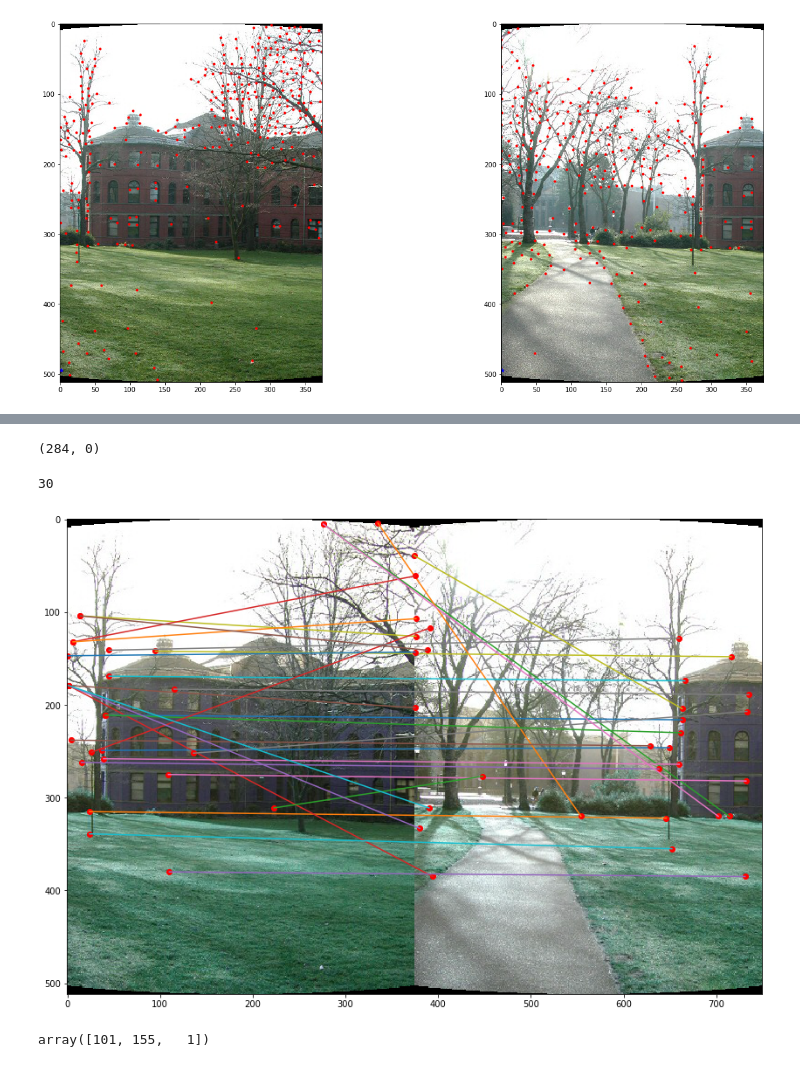
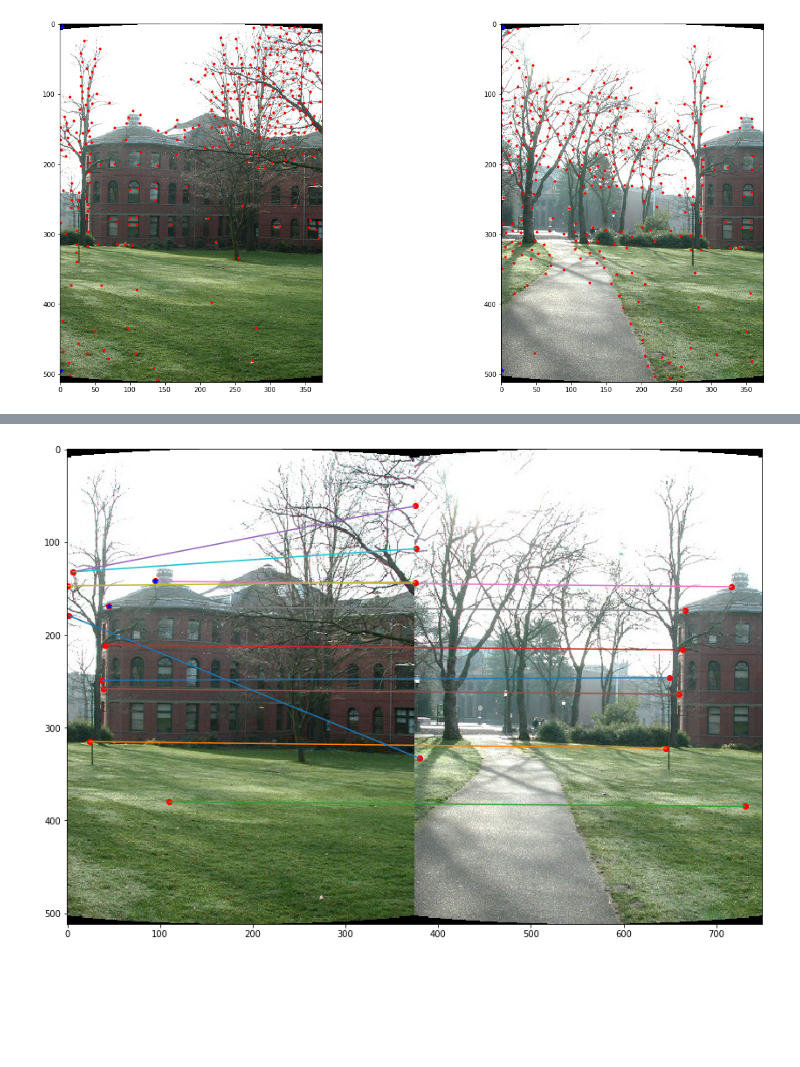
Before and after one commit to qa276390/image-stitching-msop, a Jupyter notebook: Stitching.ipynb, the cells around one changed output, grey strips where cells are left out. Drawn from its saved outputs; the diff is of its cells as text; code cells hidden in the pictures; blank space fills up the shorter version.

Commit message:
stitching for 2 images proto ok

```diff
--- a/Stitching.ipynb
+++ b/Stitching.ipynb
@@ -152,6 +124,7 @@ for i in range(1, columns*rows+1):
         #rect = Rectangle( (d.point.y, d.point.x), 30, 30, angle=math.degrees(math.atan2(d.orientation[0], d.orientation[1])), linewidth=1, edgecolor='r', facecolor='none')
         #ax.add_patch(rect)
     plt.plot(1, 495, 'b*')
+    plt.plot(3, 3, 'b^')
 
 plt.show()
 # %% [output]
@@ -275,47 +156,38 @@ array([[5.0778909 , 5.71065798],
-# %%
-np.unravel_index(np.argmax(distances, axis=None),distances.shape)
-# %% [output]
-(284, 0)
 # %%
 B2Apairs = []
 
 for ind in range(len(distances)):
     ds = distances[ind]
-    if (ds[0] < ds[1]*0.8):
+    if (ds[0] < ds[1]*0.7):
         B2Apairs.append((ind, indices[ind][0]))
-# %%
-len(B2Apairs)
-# %% [output]
-30
 # %%
 (hA, wA) = prjimgs[0].shape[:2]
 
 (hB, wB) = prjimgs[1].shape[:2]
 
 vis = np.zeros((max(hA, hB), wA + wB, 3), dtype="uint8")
 
 vis[0:hA, 0:wA] = prjimgs[0]
 
 vis[0:hB, wA:] = prjimgs[1]
 plt.figure(figsize=(20, 10))
-plt.imshow(vis)
+plt.imshow(cv2.cvtColor(vis, cv2.COLOR_BGR2RGB))
 #隨機選取顏色，繪製所有放置於matches陣列中，兩點的直線。
 for (queryIdx, trainIdx) in B2Apairs:
 
     color = np.random.randint(0, high=255, size=(3,))
-
+    # train == A == 0
     plt.plot(descspys[0][0][trainIdx].point.y, descspys[0][0][trainIdx].point.x, 'ro')
     ptA = (int(descspys[0][0][trainIdx].point.x), int(descspys[0][0][trainIdx].point.y))
+    # query == B == 1
     plt.plot(descspys[1][0][queryIdx].point.y + wA, descspys[1][0][queryIdx].point.x, 'ro')
     ptB = (int(descspys[1][0][queryIdx].point.x), int(descspys[1][0][queryIdx].point.y + wA))
 
-    #cv2.line(vis, ptA, ptB, (0,0,255), 2)
-    #plt.plot([ptA[0], ptB[0]], [ptA[1], ptB[1]])
+    #plt.plot(y, x)
     plt.plot([ptA[1], ptB[1]], [ptA[0], ptB[0]])
+#plt.plot(142, 95, 'b*')
+plt.plot(95, 142, 'b*')
+plt.plot(45, 169, 'b*')
 plt.show()
 # %% [output]
-[figure, old version]
+[figure, new version]
-# %%
-color
-# %% [output]
-array([101, 155,   1])
```
Also changed, not shown: parts of 33 cells of this notebook.
